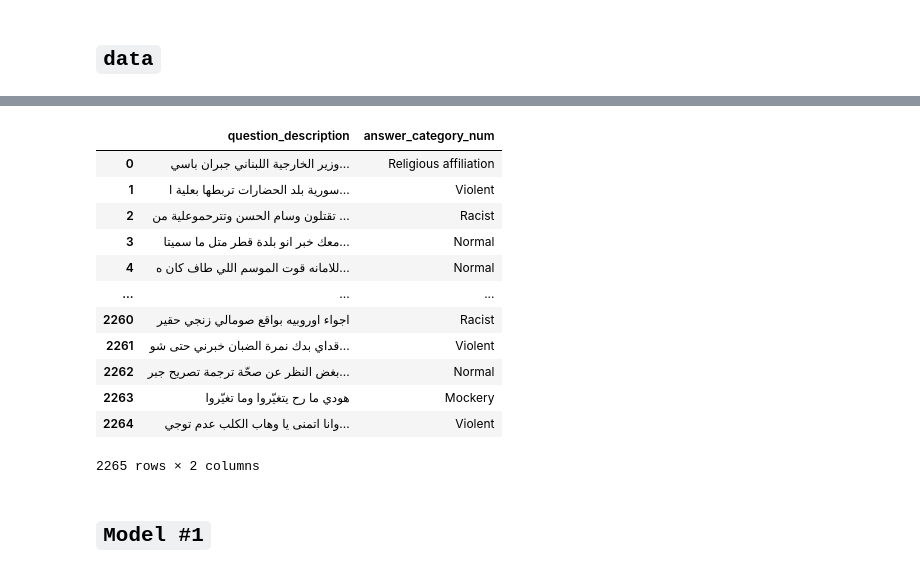
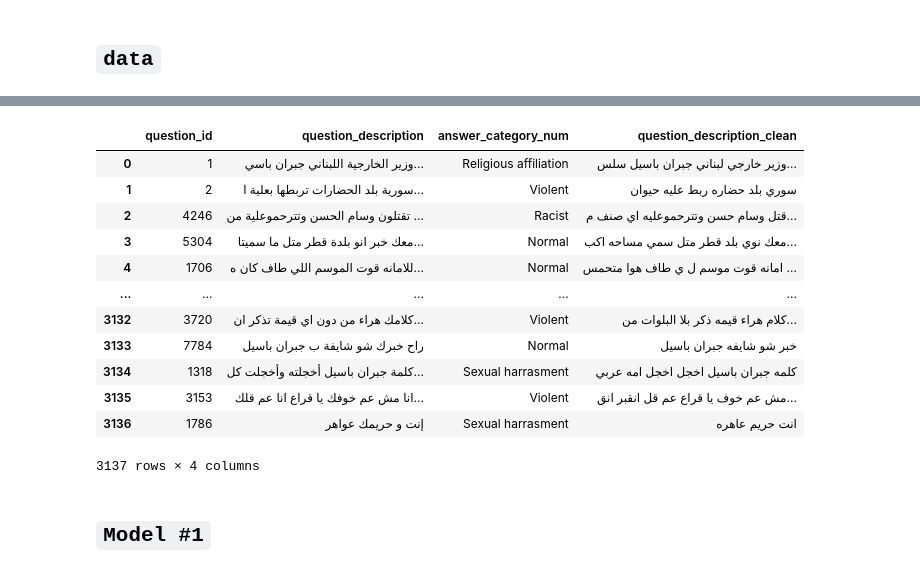
Before and after one commit to MODAJ18/DiscH_Web_App, a Jupyter notebook: notebooks/moh_huggingface.ipynb, the cells around one changed output, grey strips where cells are left out. Cells and saved outputs as stored; diff of their text form; code cells hidden in the pictures.

Commit message:
modified notebook and added my instance of clean data

```diff
--- a/notebooks/moh_huggingface.ipynb
+++ b/notebooks/moh_huggingface.ipynb
@@ -110,18 +10,20 @@ for i, row in clean_data.iterrows():
-# %%
-clean_data
-# %% [output]
-|  | question_description | answer_category_num |
-| 0 | وزير الخارجية اللبناني جبران باسي... | Religious affiliation |
-| 1 | سورية بلد الحضارات تربطها بعلية ا... | Violent |
-| 2 | تقتلون وسام الحسن وتترحموعلية من ... | Racist |
-| 3 | معك خبر انو بلدة قطر متل ما سميتا... | Normal |
-| 4 | للامانه قوت الموسم اللي طاف كان ه... | Normal |
-| ... | ... | ... |
-| 2260 | اجواء اوروبيه بواقع صومالي زنجي حقير | Racist |
-| 2261 | قداي بدك نمرة الضبان خبرني حتى شو... | Violent |
-| 2262 | بغض النظر عن صحّة ترجمة تصريح جبر... | Normal |
-| 2263 | هودي ما رح يتغيّروا وما تغيّروا | Mockery |
-| 2264 | وانا اتمنى يا وهاب الكلب عدم توجي... | Violent |
-2265 rows × 2 columns
+# %%
+QA_df = pd.read_csv("../data/moh_QA_clean.csv")
+# %%
+QA_df
+# %% [output]
+|  | question_id | question_description | answer_category_num | question_description_clean |
+| 0 | 1 | وزير الخارجية اللبناني جبران باسي... | Religious affiliation | وزير خارجي لبناني جبران باسيل سلس... |
+| 1 | 2 | سورية بلد الحضارات تربطها بعلية ا... | Violent | سوري بلد حضاره ربط عليه حيوان |
+| 2 | 4246 | تقتلون وسام الحسن وتترحموعلية من ... | Racist | قتل وسام حسن وتترحموعليه اي صنف م... |
+| 3 | 5304 | معك خبر انو بلدة قطر متل ما سميتا... | Normal | معك نوي بلد قطر متل سمي مساحه اكب... |
+| 4 | 1706 | للامانه قوت الموسم اللي طاف كان ه... | Normal | امانه قوت موسم ل ي طاف هوا متحمس ... |
+| ... | ... | ... | ... | ... |
+| 3132 | 3720 | كلامك هراء من دون اي قيمة تذكر ان... | Violent | كلام هراء قيمه ذكر بلا البلوات من... |
+| 3133 | 7784 | راح خبرك شو شايفة ب جبران باسيل | Normal | خبر شو شايفه جبران باسيل |
+| 3134 | 1318 | كلمة جبران باسيل أخجلته وأخجلت كل... | Sexual harrasment | كلمه جبران باسيل اخجل اخجل امه عربي |
+| 3135 | 3153 | انا مش عم خوفك يا قراع انا عم قلك... | Violent | مش عم خوف يا قراع عم قل انقبر انق... |
+| 3136 | 1786 | إنت و حريمك عواهر | Sexual harrasment | انت حريم عاهره |
+3137 rows × 4 columns
 # %% [markdown]
 ## `Model #1`
```
Also changed, not shown: parts of 24 cells of this notebook, 15 other files.
